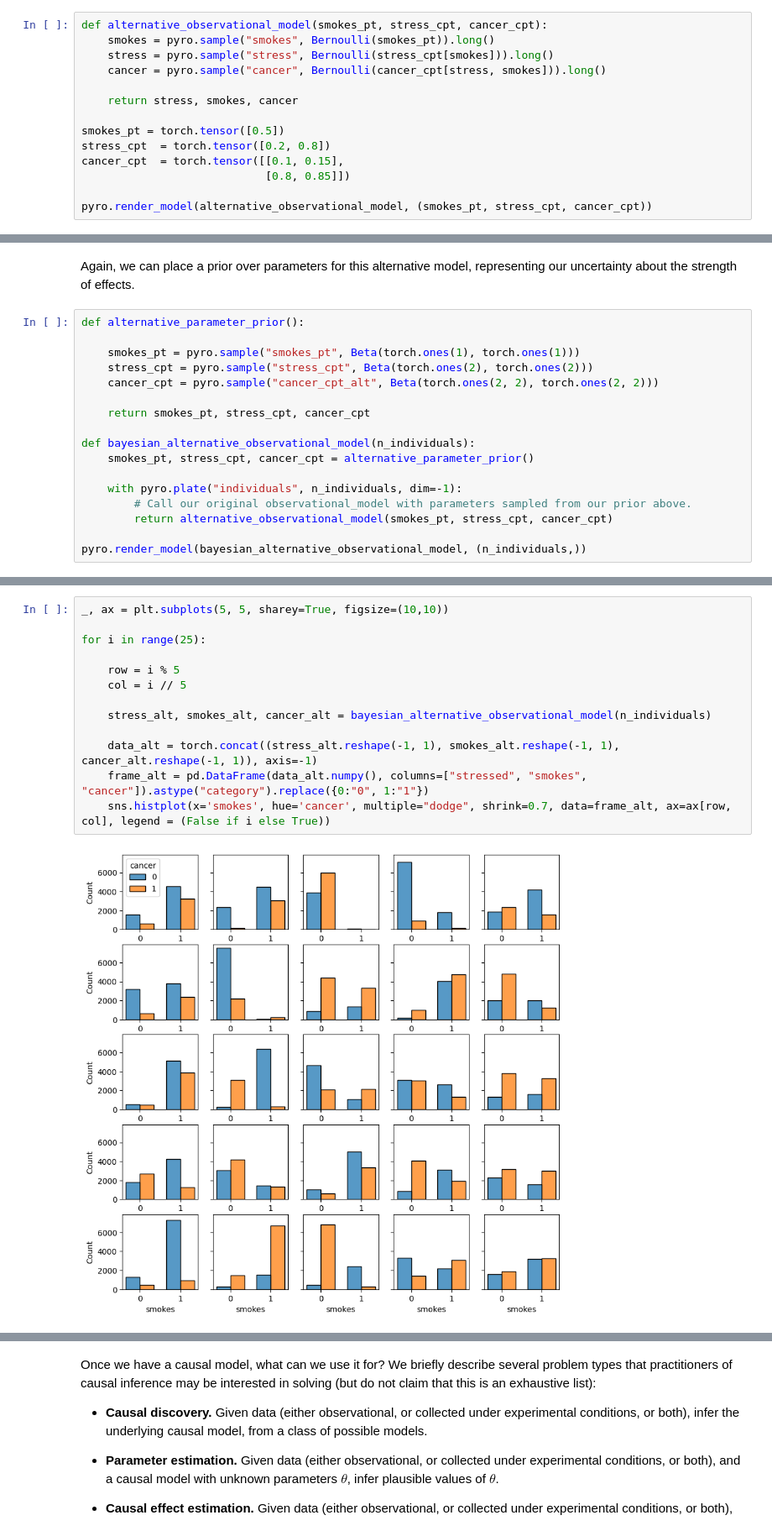
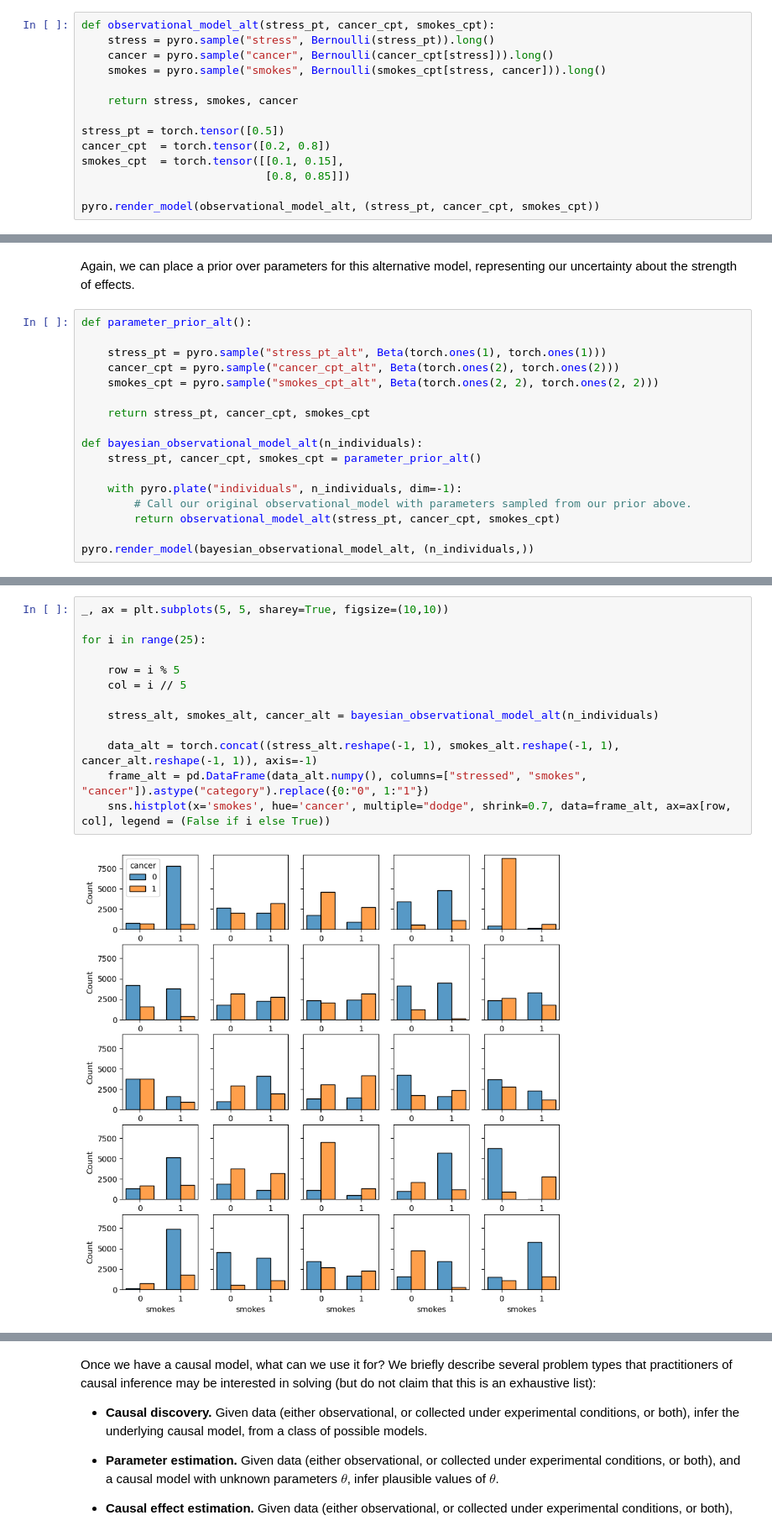
Before and after one commit to BasisResearch/chirho, a Jupyter notebook: docs/source/tutorial_i.ipynb, the cells around one changed output, grey strips where cells are left out. Shown at 84% size. Cells and saved outputs as stored; diff of their text form.

Commit message:
fixing bug w/ bayesian intervention examples

```diff
--- a/docs/source/tutorial_i.ipynb
+++ b/docs/source/tutorial_i.ipynb
@@ -300,53 +301,53 @@ Graphically, this would be represented as uncertainty about the causal edge betw
 first need to write a new program that represents the alternative observational model.
 # %%
-def alternative_observational_model(smokes_pt, stress_cpt, cancer_cpt):
-    smokes = pyro.sample("smokes", Bernoulli(smokes_pt)).long()
-    stress = pyro.sample("stress", Bernoulli(stress_cpt[smokes])).long()
-    cancer = pyro.sample("cancer", Bernoulli(cancer_cpt[stress, smokes])).long()
+def observational_model_alt(stress_pt, cancer_cpt, smokes_cpt):
+    stress = pyro.sample("stress", Bernoulli(stress_pt)).long()
+    cancer = pyro.sample("cancer", Bernoulli(cancer_cpt[stress])).long()
+    smokes = pyro.sample("smokes", Bernoulli(smokes_cpt[stress, cancer])).long()
 
     return stress, smokes, cancer
 
-smokes_pt = torch.tensor([0.5])
-stress_cpt  = torch.tensor([0.2, 0.8])
-cancer_cpt  = torch.tensor([[0.1, 0.15],
+stress_pt = torch.tensor([0.5])
+cancer_cpt  = torch.tensor([0.2, 0.8])
+smokes_cpt  = torch.tensor([[0.1, 0.15],
                             [0.8, 0.85]])
 
-pyro.render_model(alternative_observational_model, (smokes_pt, stress_cpt, cancer_cpt))
+pyro.render_model(observational_model_alt, (stress_pt, cancer_cpt, smokes_cpt))
 # %% [output]
 [drawing not drawn]
 # %% [markdown]
 Again, we can place a prior over parameters for this alternative model, representing our uncertainty about the strength of effects.
 # %%
-def alternative_parameter_prior():
+def parameter_prior_alt():
 
-    smokes_pt = pyro.sample("smokes_pt", Beta(torch.ones(1), torch.ones(1)))
-    stress_cpt = pyro.sample("stress_cpt", Beta(torch.ones(2), torch.ones(2)))
-    cancer_cpt = pyro.sample("cancer_cpt_alt", Beta(torch.ones(2, 2), torch.ones(2, 2)))
+    stress_pt = pyro.sample("stress_pt_alt", Beta(torch.ones(1), torch.ones(1)))
+    cancer_cpt = pyro.sample("cancer_cpt_alt", Beta(torch.ones(2), torch.ones(2)))
+    smokes_cpt = pyro.sample("smokes_cpt_alt", Beta(torch.ones(2, 2), torch.ones(2, 2)))
 
-    return smokes_pt, stress_cpt, cancer_cpt
+    return stress_pt, cancer_cpt, smokes_cpt
 
-def bayesian_alternative_observational_model(n_individuals):
-    smokes_pt, stress_cpt, cancer_cpt = alternative_parameter_prior()
+def bayesian_observational_model_alt(n_individuals):
+    stress_pt, cancer_cpt, smokes_cpt = parameter_prior_alt()
 
     with pyro.plate("individuals", n_individuals, dim=-1):
         # Call our original observational_model with parameters sampled from our prior above.
-        return alternative_observational_model(smokes_pt, stress_cpt, cancer_cpt)
+        return observational_model_alt(stress_pt, cancer_cpt, smokes_cpt)
 
-pyro.render_model(bayesian_alternative_observational_model, (n_individuals,))
+pyro.render_model(bayesian_observational_model_alt, (n_individuals,))
 # %% [output]
 [drawing not drawn]
 # %%
 _, ax = plt.subplots(5, 5, sharey=True, figsize=(10,10))
 
 for i in range(25):
 
     row = i % 5
     col = i // 5
 
-    stress_alt, smokes_alt, cancer_alt = bayesian_alternative_observational_model(n_individuals)
+    stress_alt, smokes_alt, cancer_alt = bayesian_observational_model_alt(n_individuals)
 
     data_alt = torch.concat((stress_alt.reshape(-1, 1), smokes_alt.reshape(-1, 1), cancer_alt.reshape(-1, 1)), axis=-1)
     frame_alt = pd.DataFrame(data_alt.numpy(), columns=["stressed", "smokes", "cancer"]).astype("category").replace({0:"0", 1:"1"})
     sns.histplot(x='smokes', hue='cancer', multiple="dodge", shrink=0.7, data=frame_alt, ax=ax[row, col], legend = (False if i else True))
 # %% [output]
-[figure, old version]
+[figure, new version]
```
Also changed, not shown: parts of 18 cells of this notebook.
